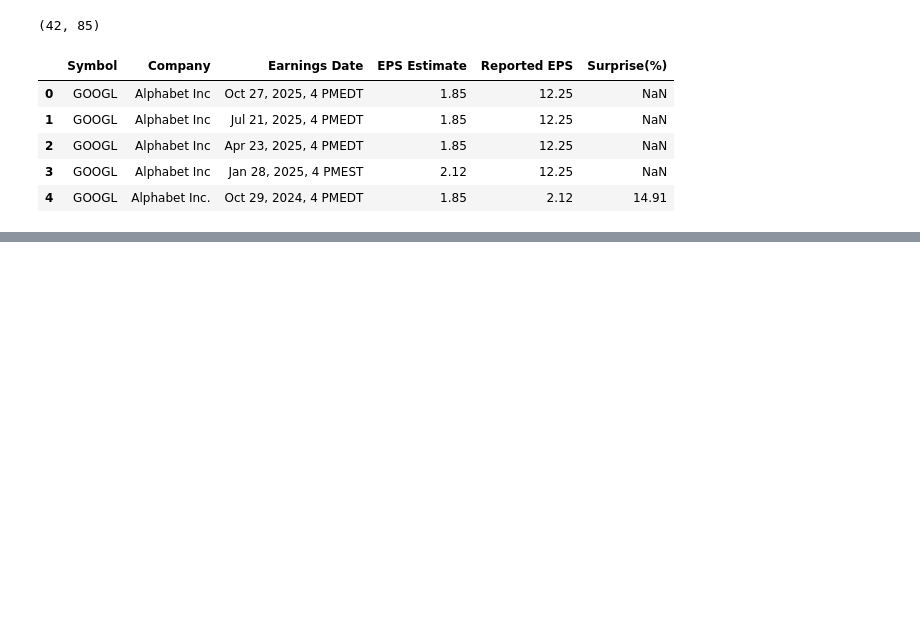
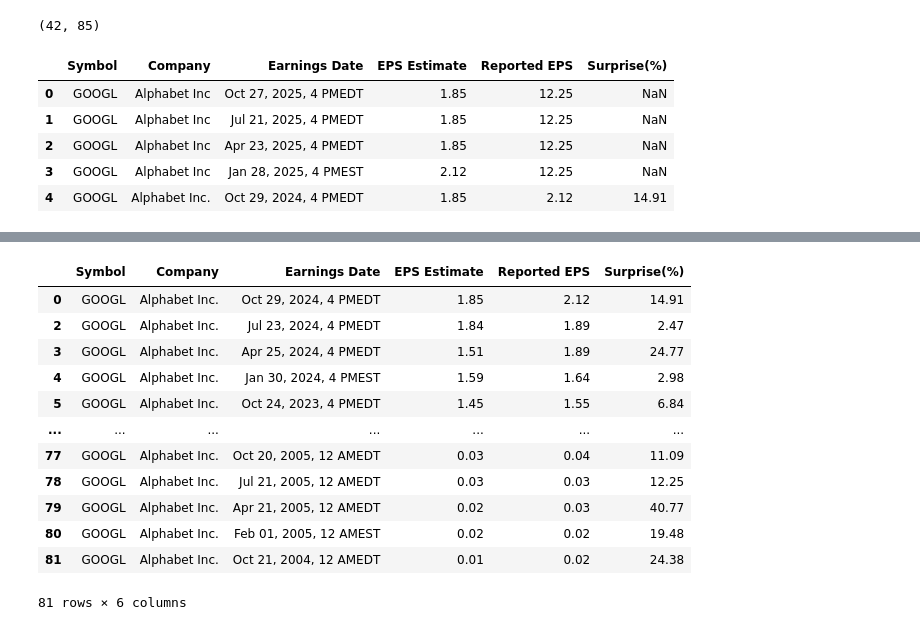
Before and after one commit to yumioh/knou, a Jupyter notebook: Data_Science_Introduction/Finalterm/chapter_7_8.ipynb, the cells around one changed output, grey strips where cells are left out. Saved outputs shown, nothing was run; the diff lists cells and outputs as text; code cells hidden in the pictures; blank space fills up the shorter version.

```diff
--- a/Data_Science_Introduction/Finalterm/chapter_7_8.ipynb
+++ b/Data_Science_Introduction/Finalterm/chapter_7_8.ipynb
@@ -215,0 +241,5 @@ earning_df_filla.head()
+# %%
+#중복데이터 제거
+earning_dup = pd.concat([earning_sample[:1],
+                        earning_sample]).reset_index(drop=True)
+earning_dup.head()
@@ -215,0 +253,20 @@ earning_df_filla.head()
+# %%
+#inplace : 어떤 함수를 호출하게 되면 함수가 적용된 새로운 데이터 프레임을 리턴 하여 새로운 데이터프레임에 저장
+#drop_duplicates : 중복함수 제거함수. subset: 어떤 열이 중복되는 것을 기준으로 할것인지
+#keep=first : 중복되는 행이나 열중에 가장 먼저 나타나는 행/열 보존
+#inplace=True : 기존의 데이터 프레임에 변경된 설정을 덮어쓰겠다라는 의미
+earning_dup.drop_duplicates(subset=["Earnings Date"], keep="first")
+# %% [output]
+|  | Symbol | Company | Earnings Date | EPS Estimate | Reported EPS | Surprise(%) |
+| 0 | GOOGL | Alphabet Inc. | Oct 29, 2024, 4 PMEDT | 1.85 | 2.12 | 14.91 |
+| 2 | GOOGL | Alphabet Inc. | Jul 23, 2024, 4 PMEDT | 1.84 | 1.89 | 2.47 |
+| 3 | GOOGL | Alphabet Inc. | Apr 25, 2024, 4 PMEDT | 1.51 | 1.89 | 24.77 |
+| 4 | GOOGL | Alphabet Inc. | Jan 30, 2024, 4 PMEST | 1.59 | 1.64 | 2.98 |
+| 5 | GOOGL | Alphabet Inc. | Oct 24, 2023, 4 PMEDT | 1.45 | 1.55 | 6.84 |
+| ... | ... | ... | ... | ... | ... | ... |
+| 77 | GOOGL | Alphabet Inc. | Oct 20, 2005, 12 AMEDT | 0.03 | 0.04 | 11.09 |
+| 78 | GOOGL | Alphabet Inc. | Jul 21, 2005, 12 AMEDT | 0.03 | 0.03 | 12.25 |
+| 79 | GOOGL | Alphabet Inc. | Apr 21, 2005, 12 AMEDT | 0.02 | 0.03 | 40.77 |
+| 80 | GOOGL | Alphabet Inc. | Feb 01, 2005, 12 AMEST | 0.02 | 0.02 | 19.48 |
+| 81 | GOOGL | Alphabet Inc. | Oct 21, 2004, 12 AMEDT | 0.01 | 0.02 | 24.38 |
+81 rows × 6 columns
```
Also changed, not shown: parts of 34 cells of this notebook.
